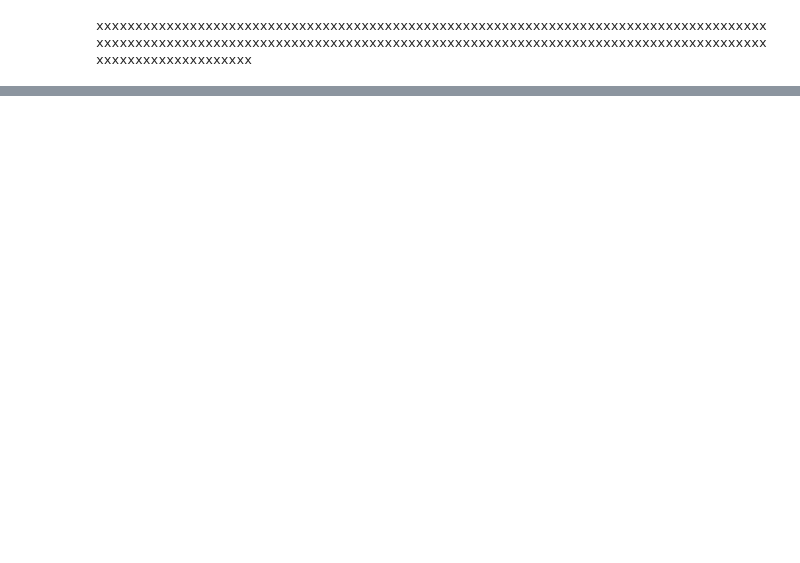
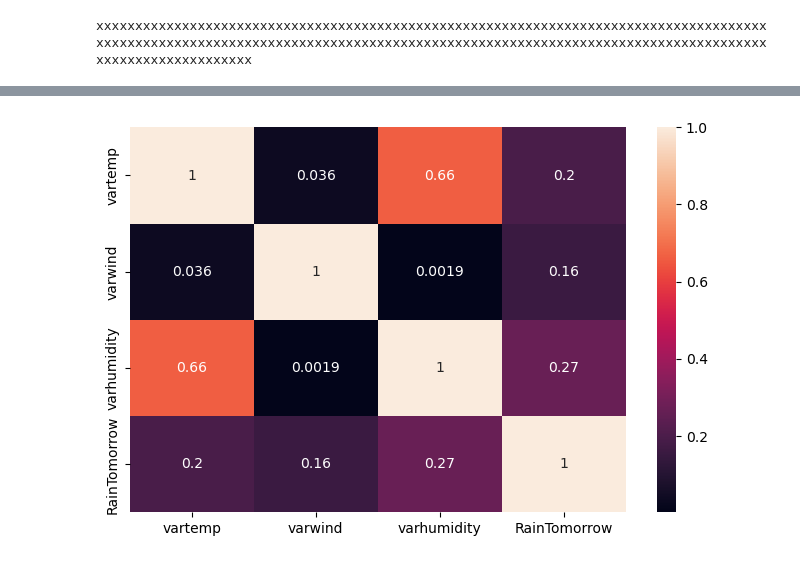
Before and after one commit to clementsoullard/weather-forecast-australia, a Jupyter notebook: enrich.ipynb, the cells around one changed output, grey strips where cells are left out. Drawn from its saved outputs; the diff is of its cells as text; code cells hidden in the pictures; blank space fills up the shorter version.

```diff
--- a/enrich.ipynb
+++ b/enrich.ipynb
@@ -84,3 +88,12 @@ for idx in df.index:
 xxxxxxxxxxxxxxxxxxxxxxxxxxxxxxxxxxxxxxxxxxxxxxxxxxxxxxxxxxxxxxxxxxxxxxxxxxxxxxxxxxxxxxxxxxxxxxxxxxxxxxxxxxxxxxxxxxxxxxxxxxxxxxxxxxxxxxxxxxxxxxxxxxxxxxxxxxxxxxxxxxxxxxxxxxxxxxxxxxxxxxxxxxxxxxxx
 # %%
 df.to_csv('enricheredaus_sanscluster.csv')
+# %%
+df_augmente=pd.read_csv('enricheredaus_sanscluster.csv')
+df_augmente.head()
+df_augmente=df_augmente.iloc[:,-3:].join(df_augmente['RainTomorrow'])
+df_augmente=df_augmente.dropna()
+
+df_augmente.replace({'No': 0}, inplace=True)
+df_augmente.replace({'Yes': 1}, inplace=True)
+df_augmente.head()
@@ -86,0 +107,9 @@ df.to_csv('enricheredaus_sanscluster.csv')
+# %%
+
+correlation=abs(df_augmente.corr())
+
+plt.figure(figsize = (8,5))
+sns.heatmap(correlation, annot=True)
+plt.show()
+# %% [output]
+[figure, added]
```
Also changed, not shown: parts of 5 cells of this notebook.
